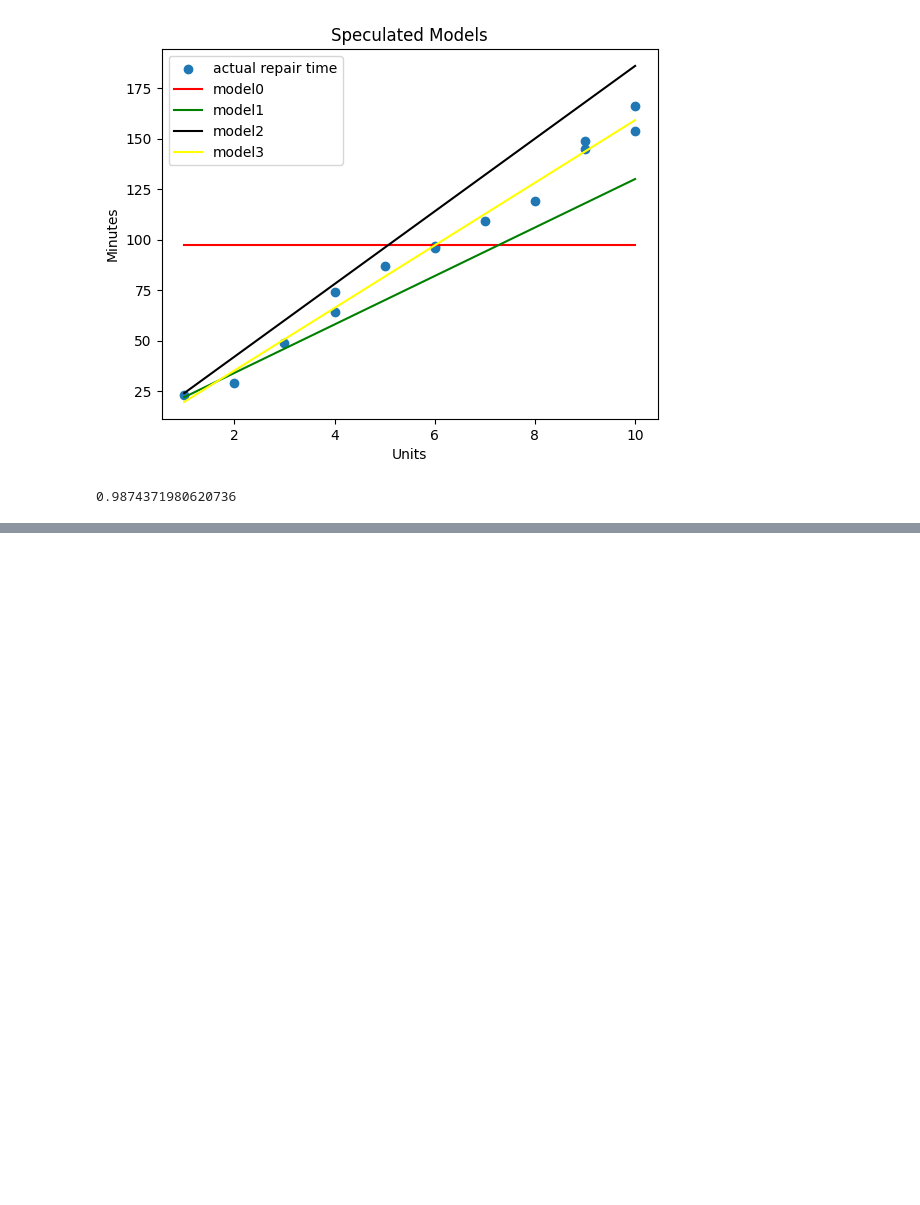
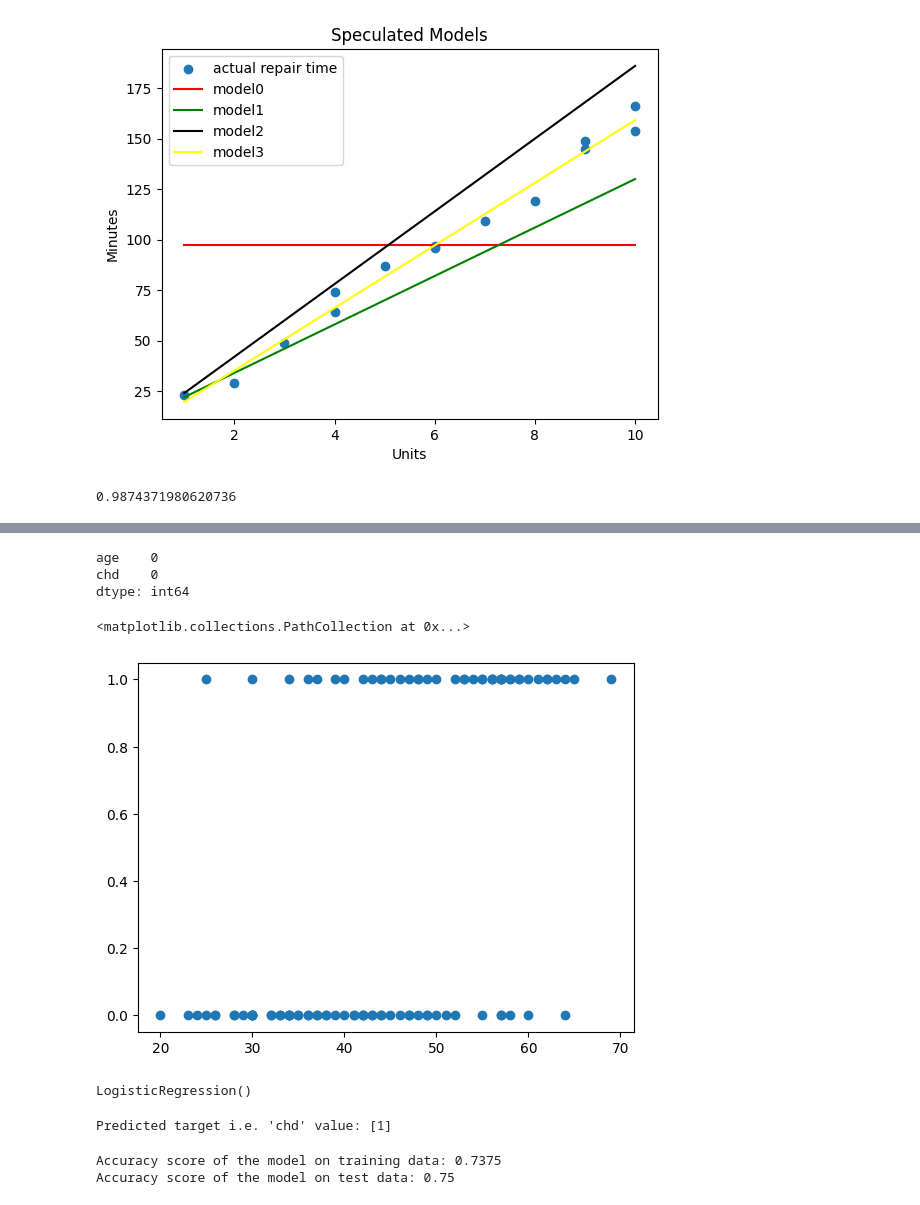
Before and after one commit to rahul05-code/ML-Practicals, a Jupyter notebook: Tutorial2.ipynb, the cells around one changed output, grey strips where cells are left out. Drawn from its saved outputs; the diff is of its cells as text; code cells hidden in the pictures; blank space fills up the shorter version.

```diff
--- a/Tutorial2.ipynb
+++ b/Tutorial2.ipynb
@@ -130,0 +257,2 @@ model.score(X,Y)
+# %%
+chd = pd.read_csv('dataset/chd_data.csv')
@@ -130,0 +287,11 @@ model.score(X,Y)
+# %%
+chd.isna().sum()
+# %% [output]
+age    0
+chd    0
+dtype: int64
+# %%
+plt.scatter('age','chd',data=chd)
+# %% [output]
+<matplotlib.collections.PathCollection at 0x...>
+[figure, added]
@@ -130,0 +303,18 @@ model.score(X,Y)
+# %%
+from sklearn.linear_model import LogisticRegression
+model = LogisticRegression()
+model.fit(X_train,y_train)
+# %% [output]
+LogisticRegression()
+# %%
+test = int(input("Enter the age:"))
+data = [[test]]
+print("\nPredicted target i.e. 'chd' value:",model.predict(data))
+# %% [output]
+Predicted target i.e. 'chd' value: [1]
+# %%
+print("Accuracy score of the model on training data:",model.score(X_train,y_train))
+print("Accuracy score of the model on test data:",model.score(X_test,y_test))
+# %% [output]
+Accuracy score of the model on training data: 0.7375
+Accuracy score of the model on test data: 0.75
```
Also changed, not shown: parts of 22 cells of this notebook, 1 other file.
